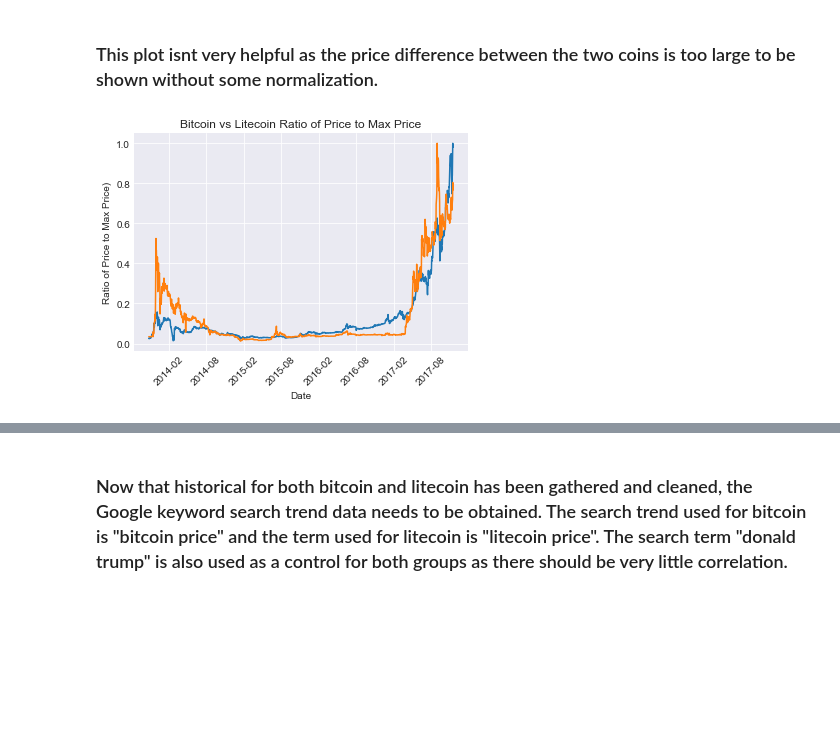
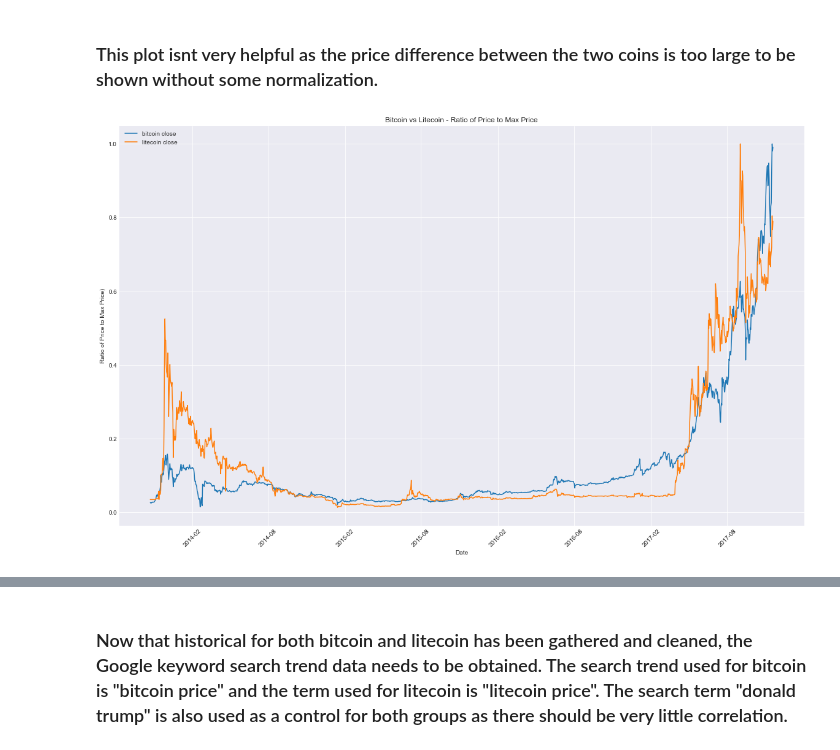
Before and after one commit to racineda/data-science-career-track, a Jupyter notebook: capstone-1-project/racine-david-capstone1.ipynb, the cells around one changed output, grey strips where cells are left out. Cells and saved outputs as stored; diff of their text form; code cells hidden in the pictures; blank space fills up the shorter version.

```diff
--- a/capstone-1-project/racine-david-capstone1.ipynb
+++ b/capstone-1-project/racine-david-capstone1.ipynb
@@ -219,14 +224,16 @@ plt.show()
 # %%
 #
 # Plot the two coins on the same plot but normalized.
 #
 sns.set_style("darkgrid")
+fig = plt.figure(figsize=(20, 12))
 plt.plot(df_coins.btc_close / df_coins.btc_close.max())
 plt.plot(df_coins.ltc_close / df_coins.ltc_close.max())
+plt.legend(['bitcoin close', 'litecoin close'])
 plt.xticks(rotation=45)
-plt.title("Bitcoin vs Litecoin Ratio of Price to Max Price")
+plt.title("Bitcoin vs Litecoin - Ratio of Price to Max Price")
 plt.xlabel("Date")
 plt.ylabel("Ratio of Price to Max Price)")
 plt.show()
 # %% [output]
-[figure, old version]
+[figure, new version]
```
Also changed, not shown: parts of 55 cells of this notebook, 1 other file.
